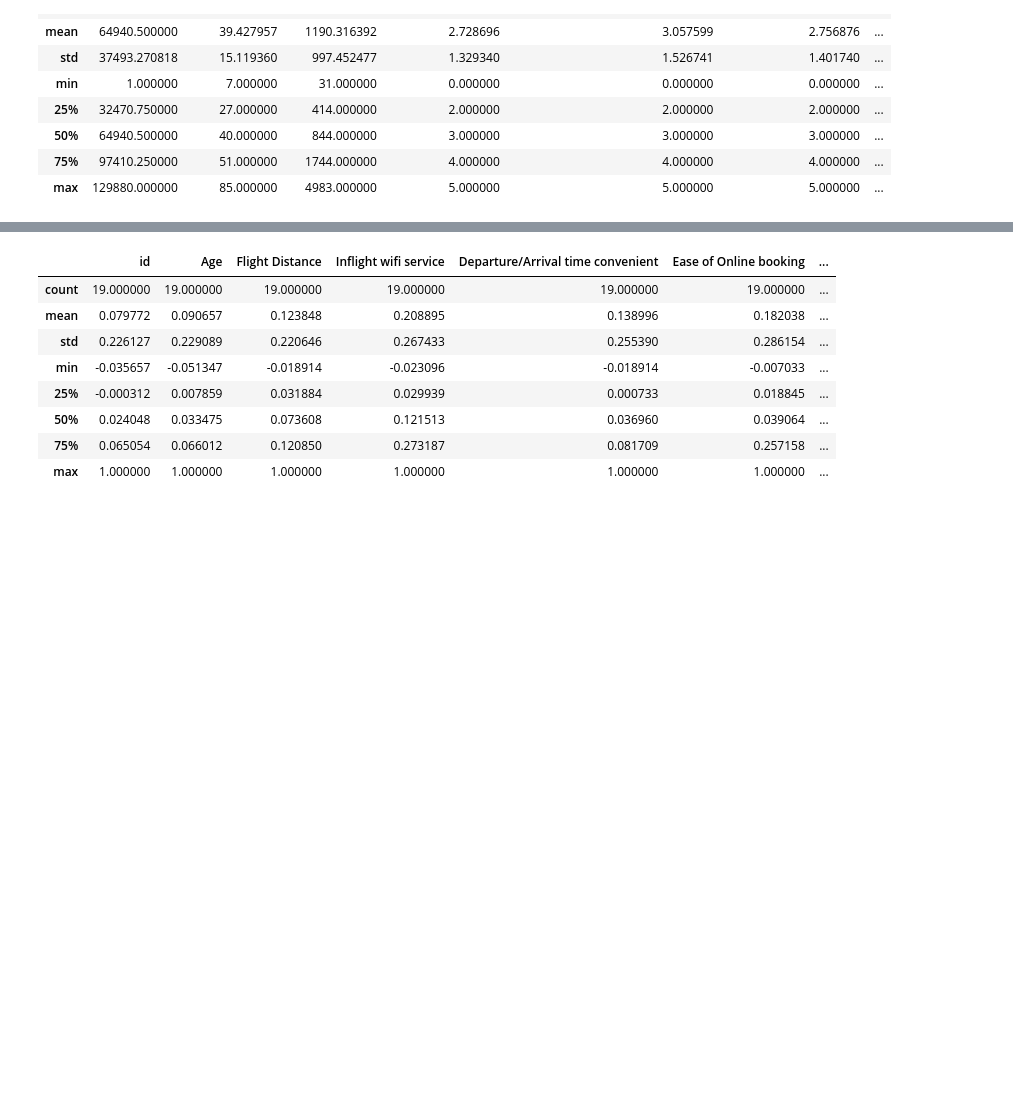
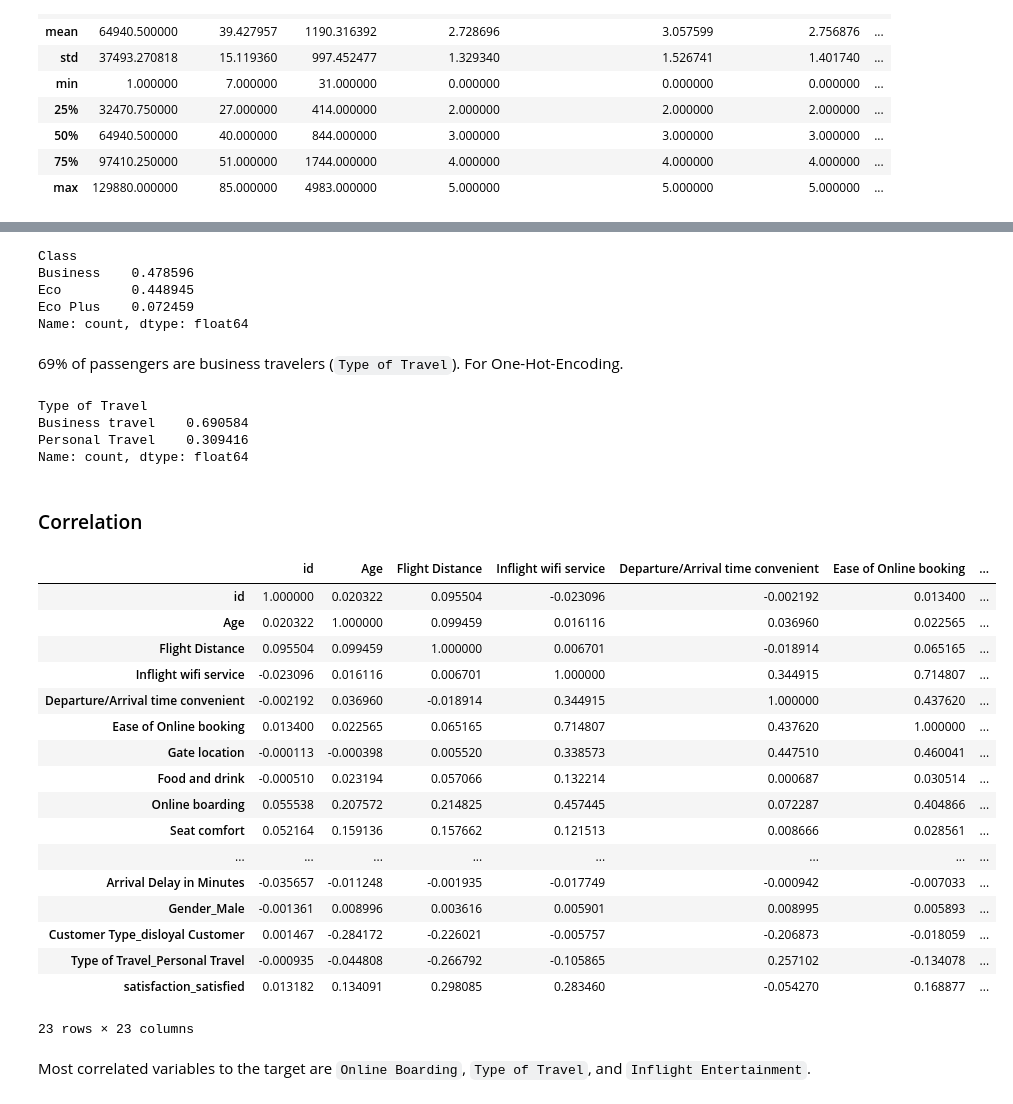
Before and after one commit to cojulieanne/d9f4b60ba0c3e8f72f9b10721c588ff2e909d163ec13825591a283675158d548_airline_passenger_satisfaction, a Jupyter notebook: analysis/eda.ipynb, the cells around one changed output, grey strips where cells are left out. Cells and saved outputs as stored; diff of their text form; code cells hidden in the pictures; blank space fills up the shorter version.

```diff
--- a/analysis/eda.ipynb
+++ b/analysis/eda.ipynb
@@ -296,12 +175,45 @@ data.describe()
+# %%
+data['Class'].value_counts()/len(data)
+# %% [output]
+Class
+Business    0.478596
+Eco         0.448945
+Eco Plus    0.072459
+Name: count, dtype: float64
+# %% [markdown]
+69% of passengers are business travelers (`Type of Travel`). For One-Hot-Encoding.
+# %%
+data['Type of Travel'].value_counts()/len(data)
+# %% [output]
+Type of Travel
+Business travel    0.690584
+Personal Travel    0.309416
+Name: count, dtype: float64
+# %%
+data = pd.get_dummies(data, columns=['Gender', 'Customer Type', 'Type of Travel', 'satisfaction'], drop_first=True, dtype=int)
+# %% [markdown]
+### Correlation
 # %%
-data.select_dtypes(include=['number']).corr().describe()
+corrmat = data.select_dtypes(include=['number']).corr()
+corrmat
 # %% [output]
 |  | id | Age | Flight Distance | Inflight wifi service | Departure/Arrival time convenient | Ease of Online booking | ... |
-| count | 19.000000 | 19.000000 | 19.000000 | 19.000000 | 19.000000 | 19.000000 | ... |
-| mean | 0.079772 | 0.090657 | 0.123848 | 0.208895 | 0.138996 | 0.182038 | ... |
-| std | 0.226127 | 0.229089 | 0.220646 | 0.267433 | 0.255390 | 0.286154 | ... |
-| min | -0.035657 | -0.051347 | -0.018914 | -0.023096 | -0.018914 | -0.007033 | ... |
-| 25% | -0.000312 | 0.007859 | 0.031884 | 0.029939 | 0.000733 | 0.018845 | ... |
-| 50% | 0.024048 | 0.033475 | 0.073608 | 0.121513 | 0.036960 | 0.039064 | ... |
-| 75% | 0.065054 | 0.066012 | 0.120850 | 0.273187 | 0.081709 | 0.257158 | ... |
-| max | 1.000000 | 1.000000 | 1.000000 | 1.000000 | 1.000000 | 1.000000 | ... |
+| id | 1.000000 | 0.020322 | 0.095504 | -0.023096 | -0.002192 | 0.013400 | ... |
+| Age | 0.020322 | 1.000000 | 0.099459 | 0.016116 | 0.036960 | 0.022565 | ... |
+| Flight Distance | 0.095504 | 0.099459 | 1.000000 | 0.006701 | -0.018914 | 0.065165 | ... |
+| Inflight wifi service | -0.023096 | 0.016116 | 0.006701 | 1.000000 | 0.344915 | 0.714807 | ... |
+| Departure/Arrival time convenient | -0.002192 | 0.036960 | -0.018914 | 0.344915 | 1.000000 | 0.437620 | ... |
+| Ease of Online booking | 0.013400 | 0.022565 | 0.065165 | 0.714807 | 0.437620 | 1.000000 | ... |
+| Gate location | -0.000113 | -0.000398 | 0.005520 | 0.338573 | 0.447510 | 0.460041 | ... |
+| Food and drink | -0.000510 | 0.023194 | 0.057066 | 0.132214 | 0.000687 | 0.030514 | ... |
+| Online boarding | 0.055538 | 0.207572 | 0.214825 | 0.457445 | 0.072287 | 0.404866 | ... |
+| Seat comfort | 0.052164 | 0.159136 | 0.157662 | 0.121513 | 0.008666 | 0.028561 | ... |
+| ... | ... | ... | ... | ... | ... | ... | ... |
+| Arrival Delay in Minutes | -0.035657 | -0.011248 | -0.001935 | -0.017749 | -0.000942 | -0.007033 | ... |
+| Gender_Male | -0.001361 | 0.008996 | 0.003616 | 0.005901 | 0.008995 | 0.005893 | ... |
+| Customer Type_disloyal Customer | 0.001467 | -0.284172 | -0.226021 | -0.005757 | -0.206873 | -0.018059 | ... |
+| Type of Travel_Personal Travel | -0.000935 | -0.044808 | -0.266792 | -0.105865 | 0.257102 | -0.134078 | ... |
+| satisfaction_satisfied | 0.013182 | 0.134091 | 0.298085 | 0.283460 | -0.054270 | 0.168877 | ... |
+23 rows × 23 columns
+# %% [markdown]
+Most correlated variables to the target are `Online Boarding`, `Type of Travel`, and `Inflight Entertainment`.
```
Also changed, not shown: parts of 54 cells of this notebook.
